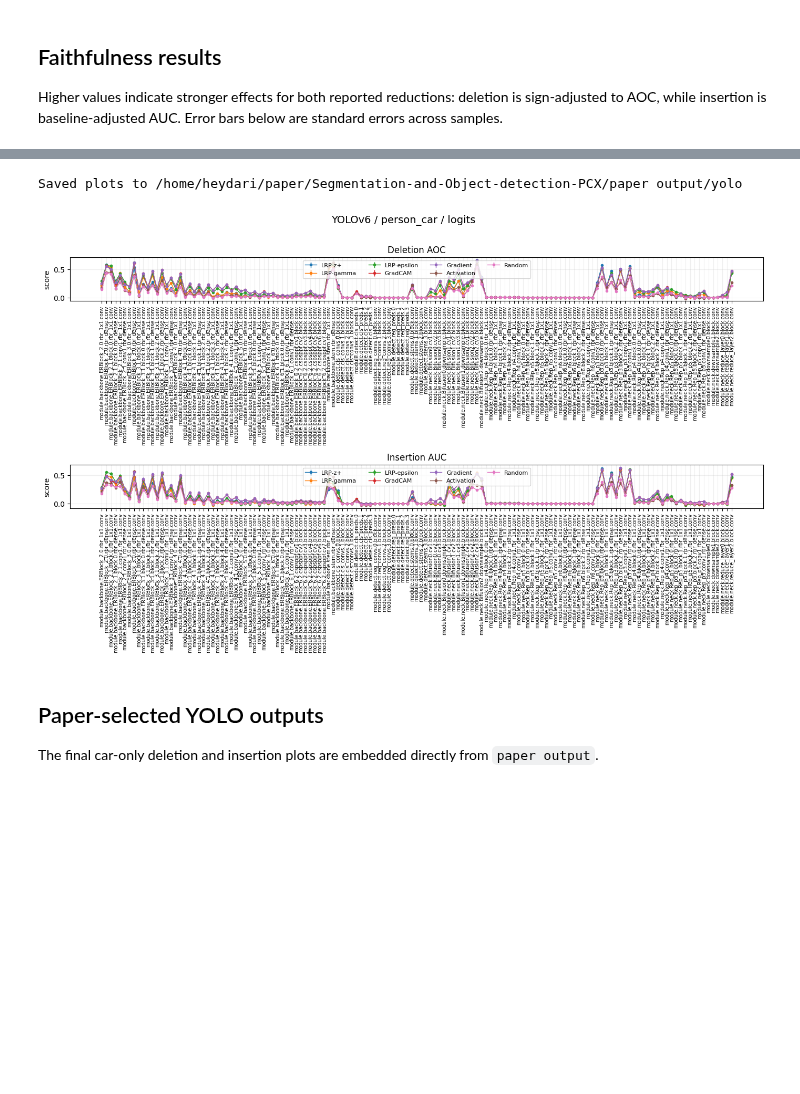
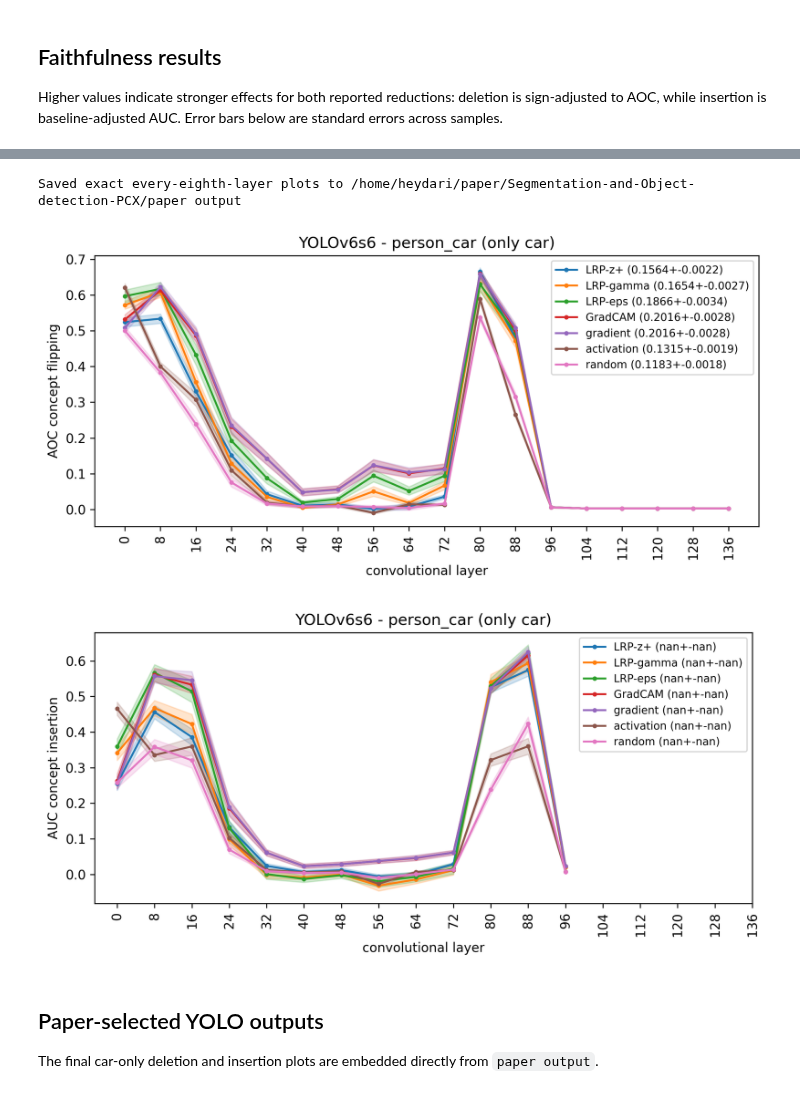
Before and after one commit to samarheydari/Segmentation-and-Object-detection-PCX, a Jupyter notebook: notebooks/YOLO_final_results.ipynb, the cells around one changed output, grey strips where cells are left out. Cells and saved outputs as stored; diff of their text form; code cells hidden in the pictures; blank space fills up the shorter version.

```diff
--- a/notebooks/YOLO_final_results.ipynb
+++ b/notebooks/YOLO_final_results.ipynb
@@ -92,12 +93,16 @@ Loaded 1,918 method/layer/mode records from 137 layers.
-# %%
-faithfulness_figure = plot_layer_scores(summary, f'YOLOv6 / {DATASET} / {RUN}')
-if faithfulness_figure is not None:
-    faithfulness_figure.savefig(OUTPUT_DIR / 'YOLO_faithfulness_by_layer.png', dpi=300, bbox_inches='tight')
-    faithfulness_figure.savefig(OUTPUT_DIR / 'YOLO_faithfulness_by_layer.pdf', bbox_inches='tight')
-    print(f'Saved plots to {OUTPUT_DIR}')
-# %% [output]
-Saved plots to /home/heydari/paper/Segmentation-and-Object-detection-PCX/paper output/yolo
-[figure, removed]
+# %%
+PAPER_OUTPUT_DIR = REPO_ROOT / 'paper output'
+deletion_figure = plot_yolo_every_eighth(RESULTS_ROOT, RUN, CLASS_TAG, insertion=False)
+insertion_figure = plot_yolo_every_eighth(RESULTS_ROOT, RUN, CLASS_TAG, insertion=True)
+deletion_figure.savefig(PAPER_OUTPUT_DIR / 'concept_perturbation_yolov6s6_car_only_deletion.pdf', dpi=300, bbox_inches='tight', transparent=True)
+insertion_figure.savefig(PAPER_OUTPUT_DIR / 'concept_perturbation_yolov6s6_car_only_insertion.pdf', dpi=300, bbox_inches='tight', transparent=True)
+deletion_figure.savefig(OUTPUT_DIR / 'YOLO_every_eighth_deletion.png', dpi=300, bbox_inches='tight')
+insertion_figure.savefig(OUTPUT_DIR / 'YOLO_every_eighth_insertion.png', dpi=300, bbox_inches='tight')
+print(f'Saved exact every-eighth-layer plots to {PAPER_OUTPUT_DIR}')
+# %% [output]
+Saved exact every-eighth-layer plots to /home/heydari/paper/Segmentation-and-Object-detection-PCX/paper output
+[figure, added]
+[figure, added]
 # %% [markdown]
 ## Paper-selected YOLO outputs
 
```
Also changed, not shown: parts of 5 cells of this notebook, 2 other files.
